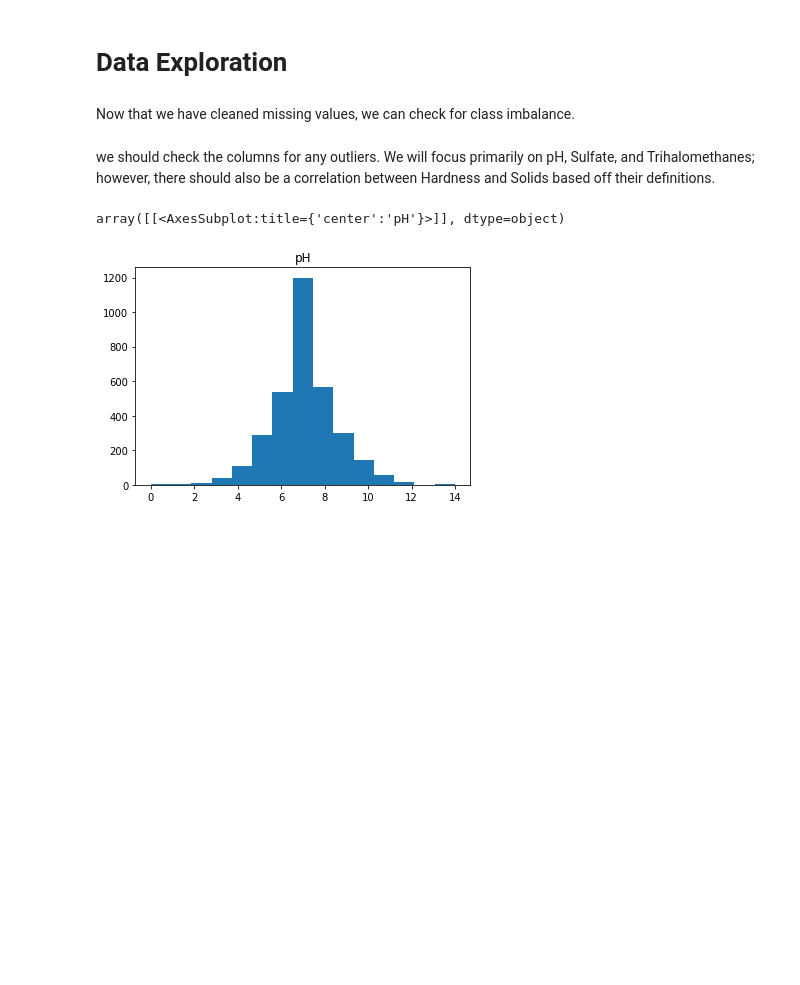
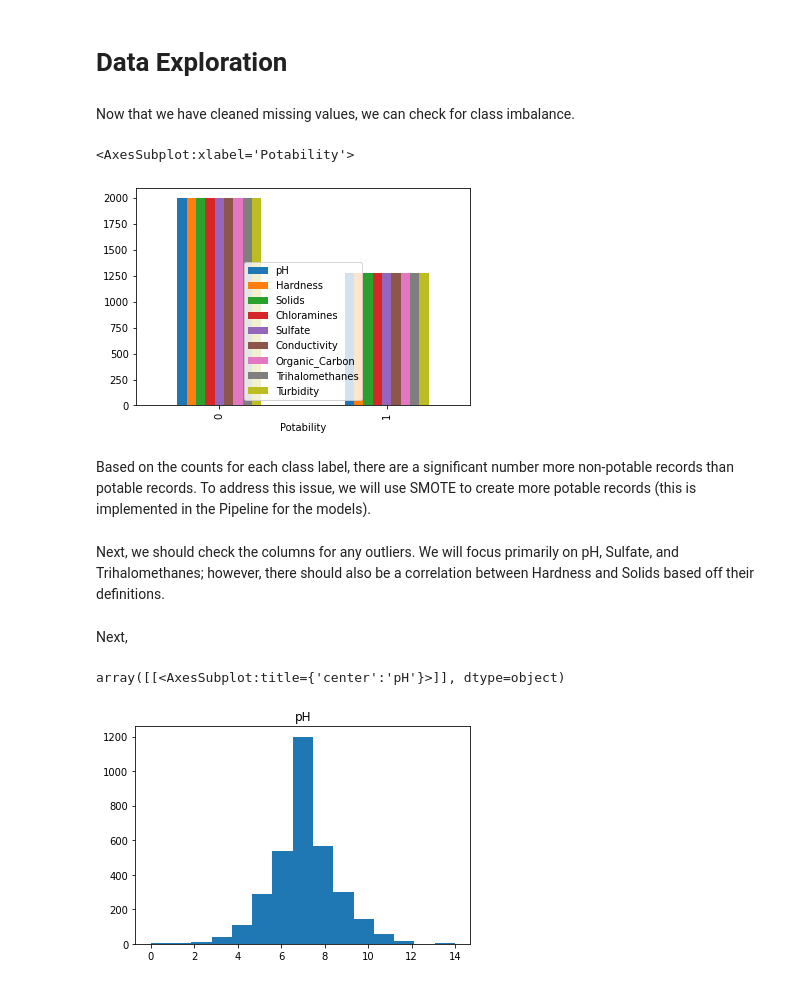
Before and after one commit to thomaspeavler/Water-Potability-Classifier, a Jupyter notebook: water-classifier.ipynb, the cells around one changed output. Cells and saved outputs as stored; diff of their text form; code cells hidden in the pictures; blank space fills up the shorter version.

```diff
--- a/water-classifier.ipynb
+++ b/water-classifier.ipynb
@@ -149,5 +150,15 @@ Now that we have cleaned missing values, we can check for class imbalance.
+# %%
+class_balance = data.groupby('Potability').count()
+class_balance.plot(kind='bar')
+# %% [output]
+<AxesSubplot:xlabel='Potability'>
+[figure, added]
+# %% [markdown]
+Based on the counts for each class label, there are a significant number more non-potable records than potable records. To address this issue, we will use SMOTE to create more potable records (this is implemented in the Pipeline for the models).
 # %% [markdown]
-we should check the columns for any outliers. We will focus primarily on pH, Sulfate, and Trihalomethanes; however, there should also be a correlation between Hardness and Solids based off their definitions.
+Next, we should check the columns for any outliers. We will focus primarily on pH, Sulfate, and Trihalomethanes; however, there should also be a correlation between Hardness and Solids based off their definitions.
+# %% [markdown]
+Next,
 # %%
 # Look at distribution of pH data
 data.hist(column='pH', grid=False, bins=15)
```
Also changed, not shown: parts of 8 cells of this notebook.
